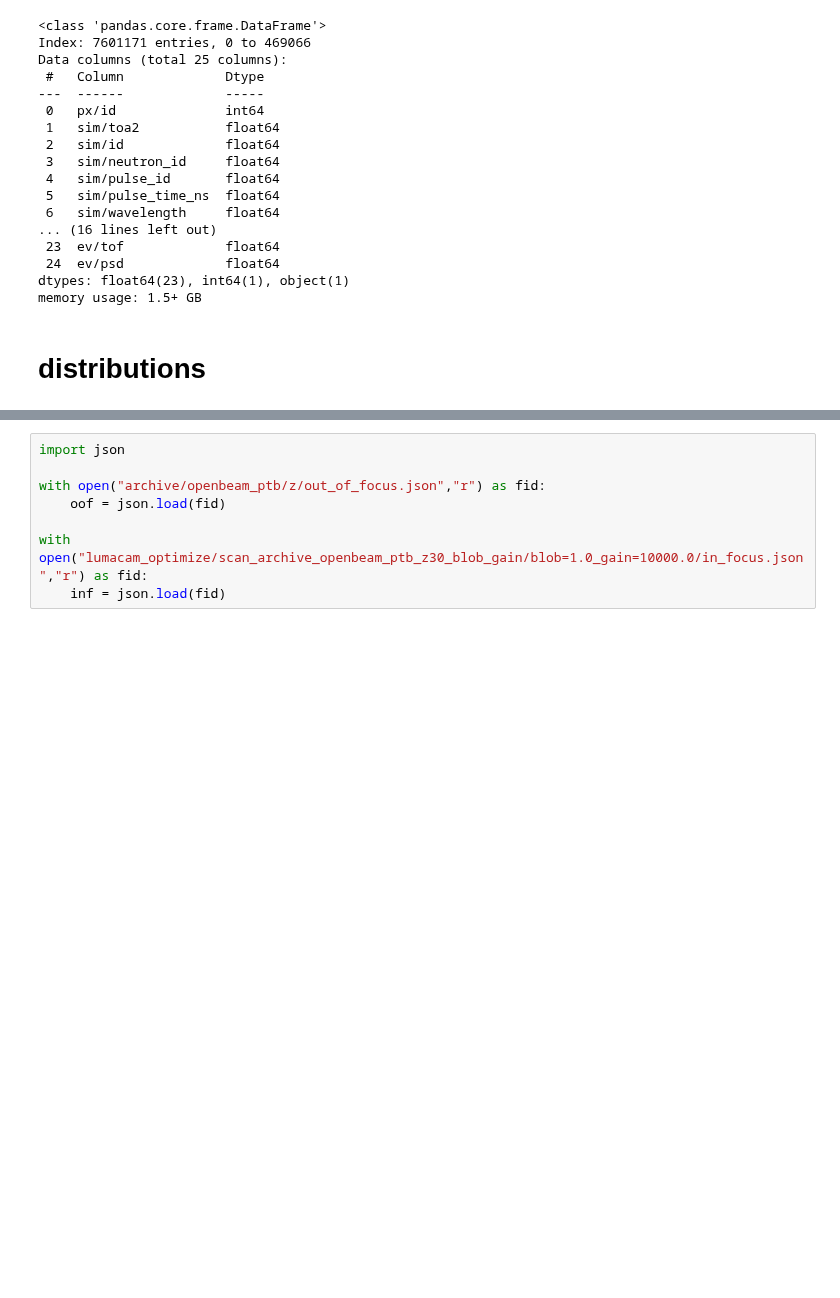
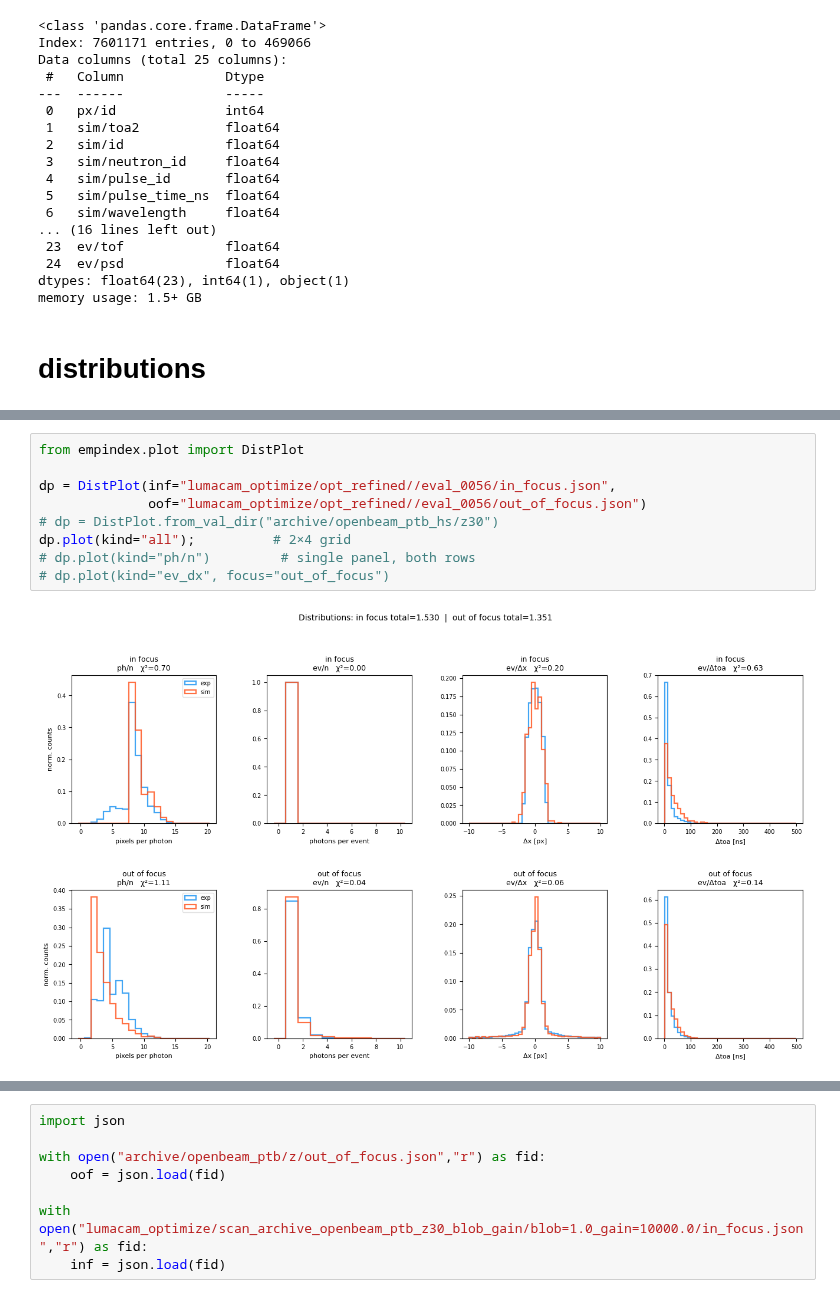
Before and after one commit to TsvikiHirsh/G4LumaCam, a Jupyter notebook: notebooks/read_merge_results.ipynb, the cells around one changed output, grey strips where cells are left out. Drawn from its saved outputs; the diff is of its cells as text; blank space fills up the shorter version.

```diff
--- a/notebooks/read_merge_results.ipynb
+++ b/notebooks/read_merge_results.ipynb
@@ -294,0 +304,11 @@ dp.plot(kind="ev_dx", focus="out_of_focus")
+# %%
+from empindex.plot import DistPlot
+
+dp = DistPlot(inf="lumacam_optimize/opt_refined//eval_0056/in_focus.json",
+              oof="lumacam_optimize/opt_refined//eval_0056/out_of_focus.json")
+# dp = DistPlot.from_val_dir("archive/openbeam_ptb_hs/z30")
+dp.plot(kind="all");          # 2×4 grid
+# dp.plot(kind="ph/n")         # single panel, both rows
+# dp.plot(kind="ev_dx", focus="out_of_focus")
+# %% [output]
+[figure, added]
```
Also changed, not shown: parts of 7 cells of this notebook, 2 other files.
